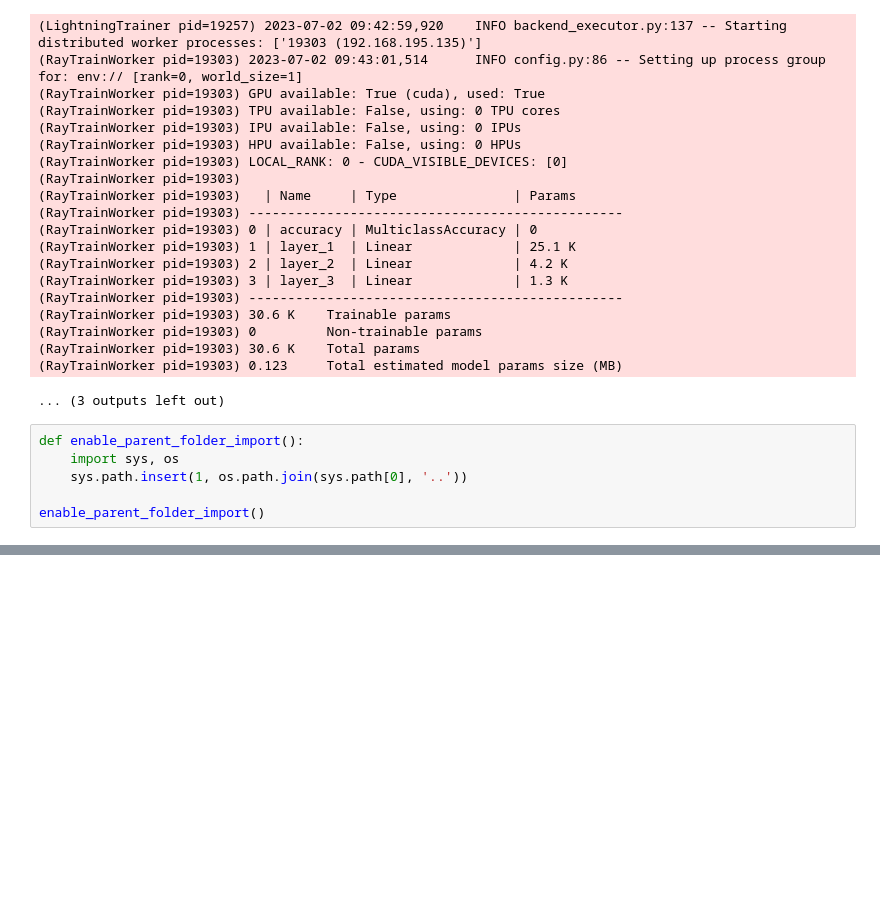
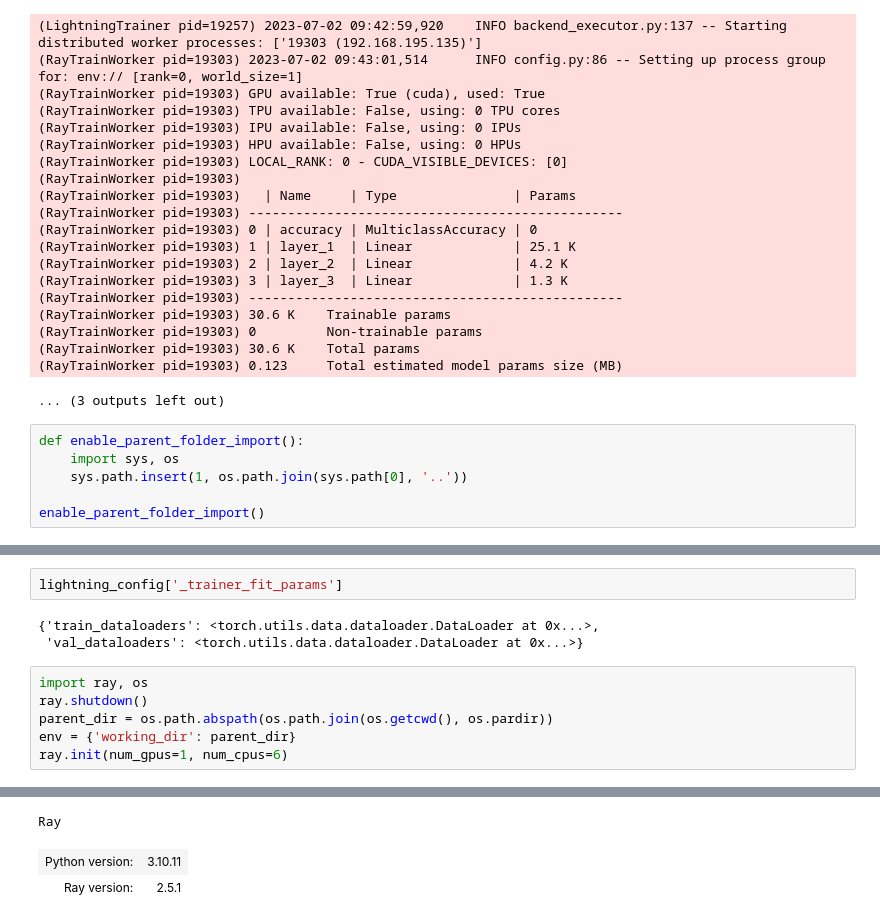
Before and after one commit to anieum/GNNDensityGradients, a Jupyter notebook: notebooks/Hyperparam_optimization.ipynb, the cells around one changed output, grey strips where cells are left out. Drawn from its saved outputs; the diff is of its cells as text; blank space fills up the shorter version.

```diff
--- a/notebooks/Hyperparam_optimization.ipynb
+++ b/notebooks/Hyperparam_optimization.ipynb
@@ -403,0 +488,12 @@ temporal_density_gradient cpu
+# %%
+lightning_config['_trainer_fit_params']
+# %% [output]
+{'train_dataloaders': <torch.utils.data.dataloader.DataLoader at 0x...>,
+ 'val_dataloaders': <torch.utils.data.dataloader.DataLoader at 0x...>}
+# %%
+import ray, os
+ray.shutdown()
+parent_dir = os.path.abspath(os.path.join(os.getcwd(), os.pardir))
+env = {'working_dir': parent_dir}
+ray.init(num_gpus=1, num_cpus=6)
+# %% [output]
@@ -403,0 +501,3 @@ temporal_density_gradient cpu
+Ray
+| Python version: | 3.10.11 |
+| Ray version: | 2.5.1 |
```
Also changed, not shown: parts of 16 cells of this notebook, 1 other file.
